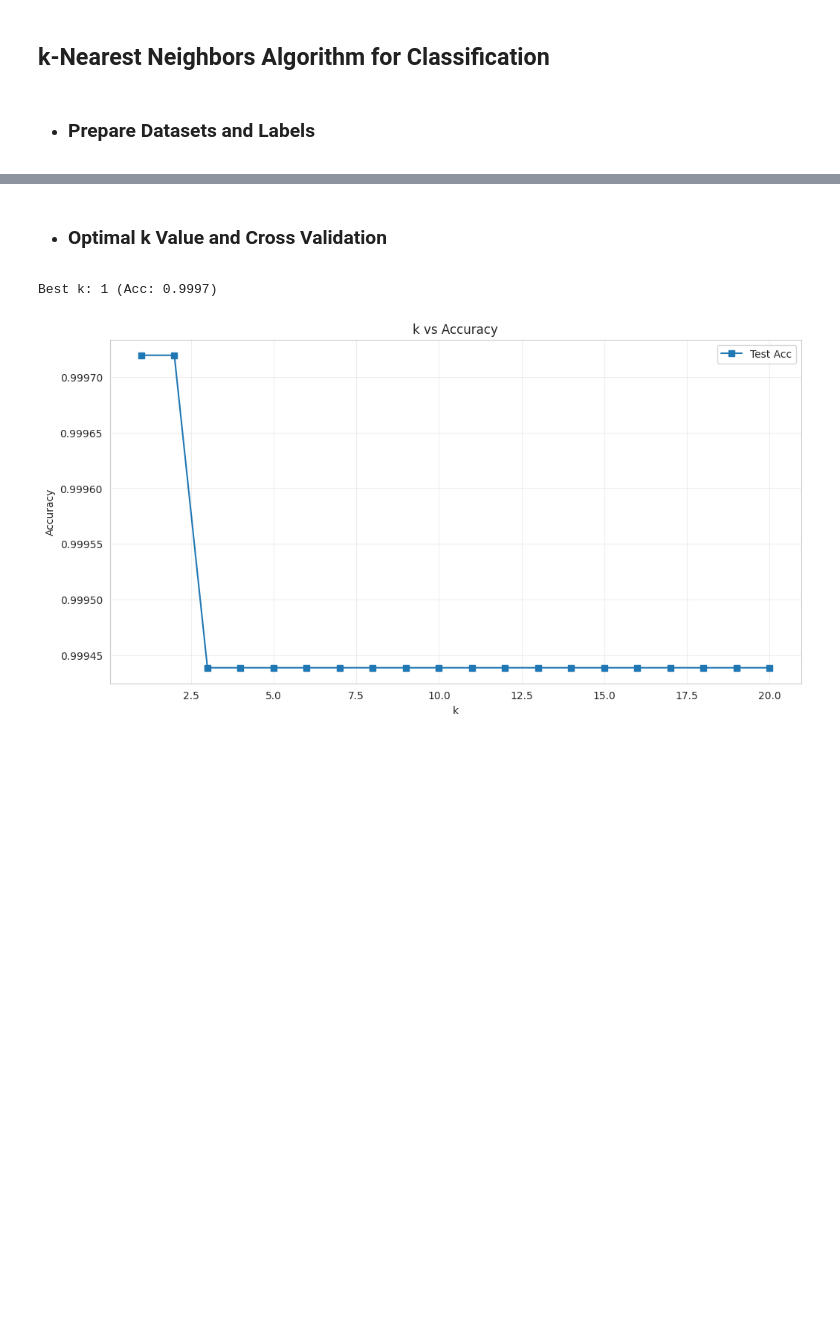
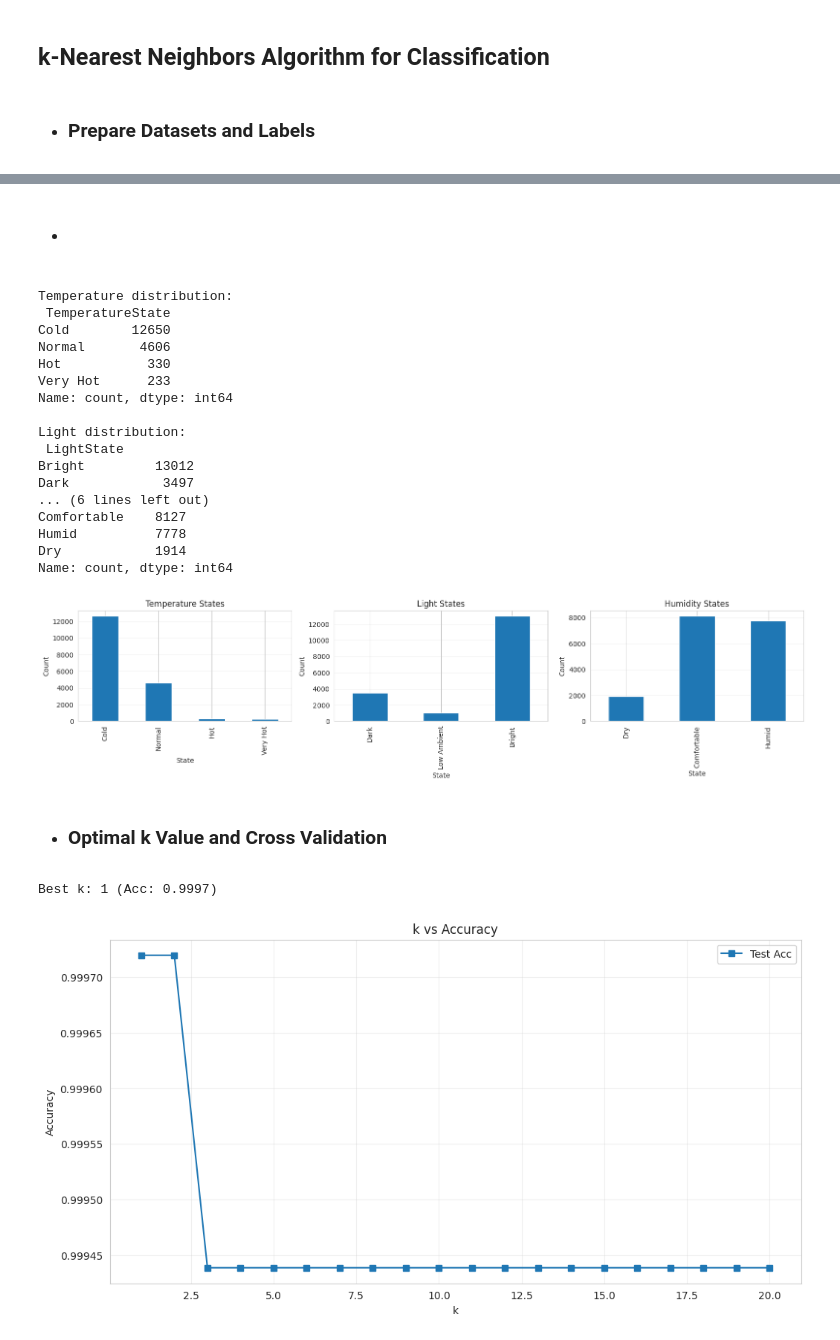
Before and after one commit to EmperorOlashinbo/environment_monitor, a Jupyter notebook: project.ipynb, the cells around one changed output, grey strips where cells are left out. Cells and saved outputs as stored; diff of their text form; code cells hidden in the pictures; blank space fills up the shorter version.

```diff
--- a/project.ipynb
+++ b/project.ipynb
@@ -663,4 +661,84 @@ Name: count, dtype: int64
 Train: 14255, Test: 3564
+# %% [markdown]
+- ###
+# %%
+df_cleaned['light_level'] = pd.to_numeric(df_cleaned['light_level'], errors='coerce')
+
+# Temperature states
+temp_state = pd.cut(
+    df_cleaned['temperature'],
+    bins=[-np.inf, 22, 27, 31, np.inf],
+    labels=['Cold', 'Normal', 'Hot', 'Very Hot'],
+    right=True
+)
+
+# Light states
+light = df_cleaned['light_level']
+light_state = pd.Series(
+    np.where(light <= 2, 'Dark',
+        np.where((light >= 3) & (light <= 20), 'Low Ambient',
+            np.where(light > 20, 'Bright', None)
+        )
+    ).astype(object),
+    index=df_cleaned.index
+)
+
+# Humidity states
+hum_state = pd.cut(
+    df_cleaned['humidity'],
+    bins=[-np.inf, 40, 50, np.inf],
+    labels=['Dry', 'Comfortable', 'Humid'],
+    right=True
+)
+
+df_cleaned['TemperatureState'] = temp_state.astype('category')
+df_cleaned['LightState'] = light_state.astype('category')
+df_cleaned['HumidityState'] = hum_state.astype('category')
+
+# Print distributions
+print("Temperature distribution:\n", df_cleaned['TemperatureState'].value_counts(dropna=False))
+print("\nLight distribution:\n", df_cleaned['LightState'].value_counts(dropna=False))
+print("\nHumidity distribution:\n", df_cleaned['HumidityState'].value_counts(dropna=False))
+
+# Plot distributions
+fig, axes = plt.subplots(1, 3, figsize=(16, 4))
+
+df_cleaned['TemperatureState'].value_counts().reindex(['Cold','Normal','Hot','Very Hot']).plot.bar(ax=axes[0])
+axes[0].set_title('Temperature States')
+axes[0].set_xlabel('State'); axes[0].set_ylabel('Count')
+axes[0].grid(True, axis='y', alpha=0.3)
+
+df_cleaned['LightState'].value_counts().reindex(['Dark','Low Ambient','Bright']).plot.bar(ax=axes[1])
+axes[1].set_title('Light States')
+axes[1].set_xlabel('State'); axes[1].set_ylabel('Count')
+axes[1].grid(True, axis='y', alpha=0.3)
+
+df_cleaned['HumidityState'].value_counts().reindex(['Dry','Comfortable','Humid']).plot.bar(ax=axes[2])
+axes[2].set_title('Humidity States')
+axes[2].set_xlabel('State'); axes[2].set_ylabel('Count')
+axes[2].grid(True, axis='y', alpha=0.3)
+
+plt.tight_layout()
+plt.show()
+# %% [output]
+Temperature distribution:
+ TemperatureState
+Cold        12650
+Normal       4606
+Hot           330
+Very Hot      233
+Name: count, dtype: int64
+
+Light distribution:
+ LightState
+Bright         13012
+Dark            3497
+... (6 lines left out)
+Comfortable    8127
+Humid          7778
+Dry            1914
+Name: count, dtype: int64
+[figure, added]
 # %% [markdown]
 - ### Optimal k Value and Cross Validation
 # %%
```
Also changed, not shown: parts of 10 cells of this notebook, 4 other files.
